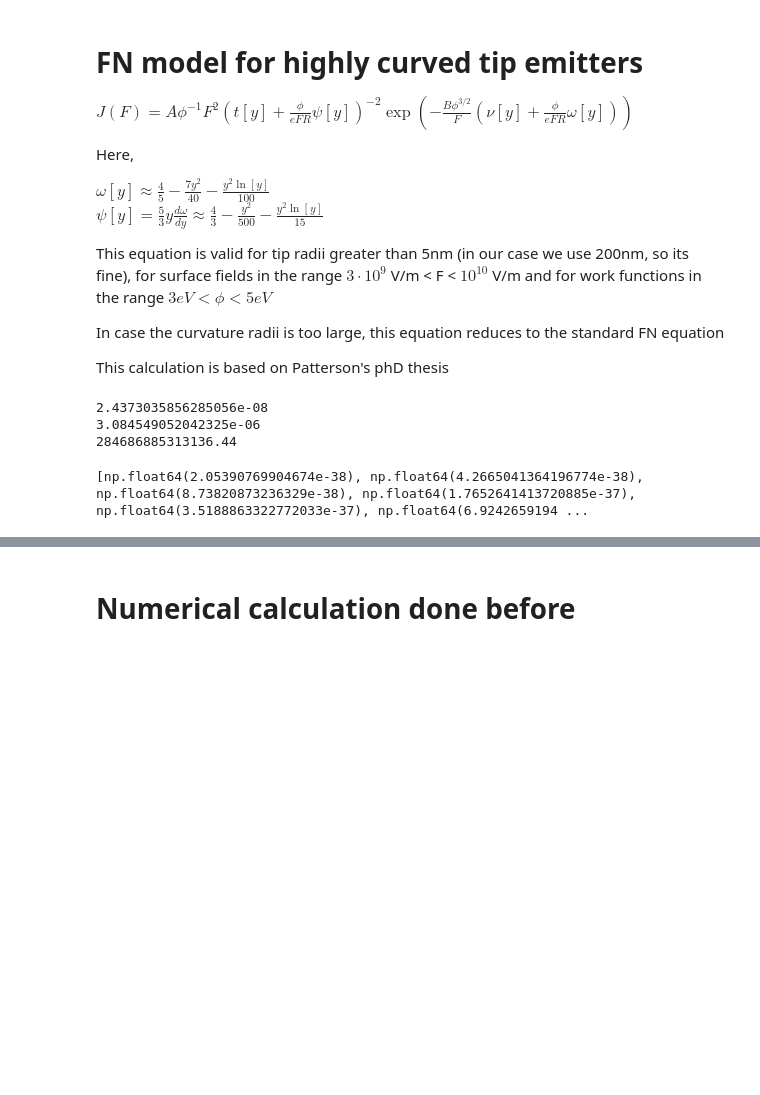
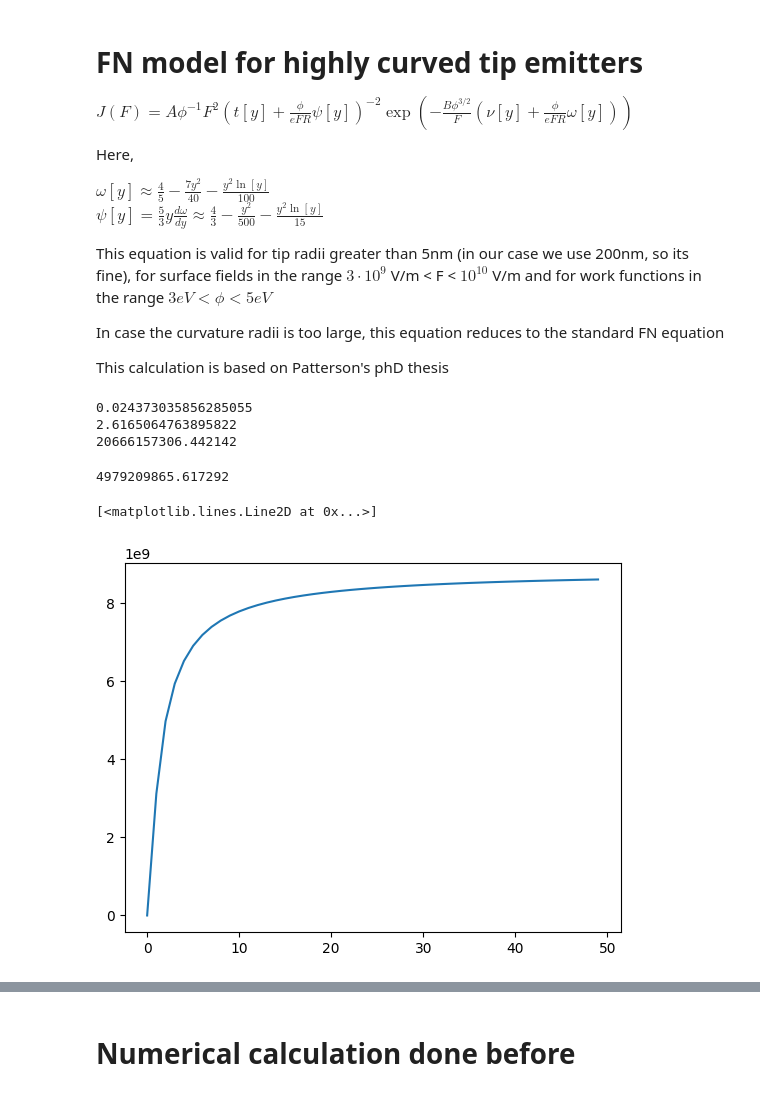
Before and after one commit to Kyatn/FEA-analysis, a Jupyter notebook: FN-currentForhighCurvatureTip.ipynb, the cells around one changed output, grey strips where cells are left out. Saved outputs shown, nothing was run; the diff lists cells and outputs as text; code cells hidden in the pictures; blank space fills up the shorter version.

```diff
--- a/FN-currentForhighCurvatureTip.ipynb
+++ b/FN-currentForhighCurvatureTip.ipynb
@@ -67,38 +64,54 @@ def J(F, typeOfFN):
     #print(f'current density is {j}')
     return j
 # %%
-result_1 = J(10, "elemental")
-result_2 = J(10, "elemental_corr")
-result_3 = J(10, "sharp-emitter")
+R = 10
+
+result_1 = J(10, "elemental", R)
+result_2 = J(10, "elemental_corr", R)
+result_3 = J(10, "sharp-emitter",R)
 
 print(result_1)
 print(result_2)
 print(result_3)
 # %% [output]
-2.4373035856285056e-08
-3.084549052042325e-06
-284686885313136.44
+0.024373035856285055
+2.6165064763895822
+20666157306.442142
 # %%
-Fd = np.arange(1, 100, 0.01)
+Fd = np.arange(.1, 10, 0.01)
+Rd = np.arange(0, 50, 1)
+
 currents_ele = []
 currents_corr = []
 currents_sharp = []
+currents_sharp_radius = []
+
 for i in range(0,len(Fd)):
-    current = J(Fd[i], "elemental")
+    current = J(Fd[i], "elemental",R)
     currents_ele.append(current)
 
 for i in range(0,len(Fd)):
-    current = J(Fd[i], "elemental_corr")
+    current = J(Fd[i], "elemental_corr",R)
     currents_corr.append(current)
 
 for i in range(0,len(Fd)):
-    current = J(Fd[i], "sharp-emitter")
+    current = J(Fd[i], "sharp-emitter",R)
     currents_sharp.append(current)
 
+F=8
+for i in range(0,len(Rd)):
+    current = J(F, "sharp-emitter",Rd[i])
+    currents_sharp_radius.append(current)
 
-print(currents_ele)
+
+print(currents_sharp_radius[2])
 # %% [output]
-[np.float64(2.05390769904674e-38), np.float64(4.2665041364196774e-38), np.float64(8.73820873236329e-38), np.float64(1.7652641413720885e-37), np.float64(3.5188863322772033e-37), np.float64(6.9242659194 ...
+4979209865.617292
+# %%
+plt.plot(Rd, currents_sharp_radius)
+# %% [output]
+[<matplotlib.lines.Line2D at 0x...>]
+[figure, added]
 # %%
 plt.figure(dpi=200)
 
```
Also changed, not shown: parts of 13 cells of this notebook.
